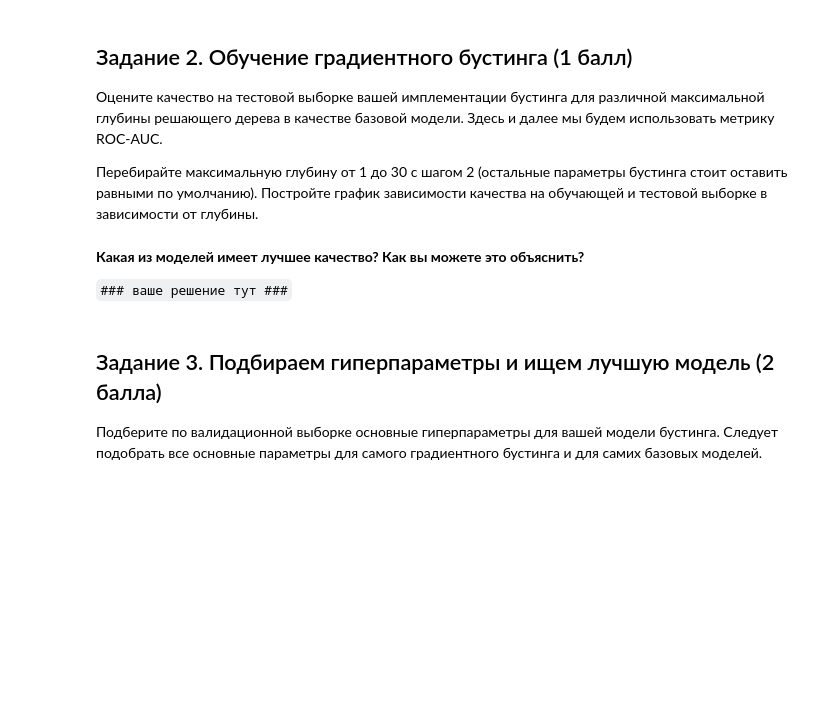
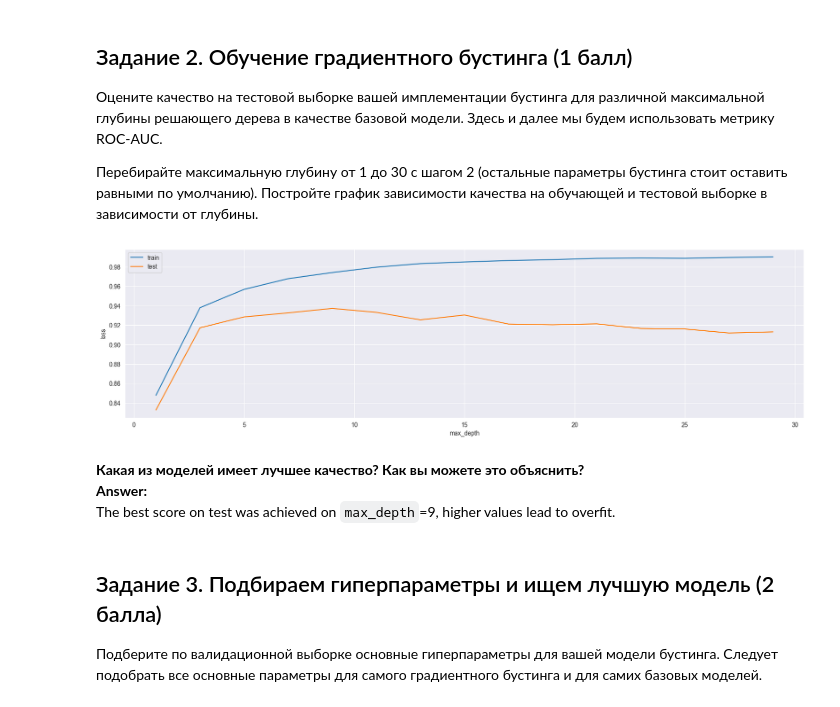
Before and after one commit to saaprikins/nes_ml_course_homeworks, a Jupyter notebook: homework_practice_6.ipynb, the cells around one changed output. Cells and saved outputs as stored; diff of their text form; code cells hidden in the pictures; blank space fills up the shorter version.

```diff
--- a/homework_practice_6.ipynb
+++ b/homework_practice_6.ipynb
@@ -264,7 +258,33 @@ depths = range(1, 30, 2)
+# %%
+from tqdm import tqdm
+
+results = defaultdict(list)
+depths = range(1, 30, 2)
+
+# YOUR CODE:
+for depth in tqdm(depths):
+    boosting = Boosting(
+        base_model_params={"max_depth": depth},
+    )
+    boosting.fit(x_train, y_train, x_valid, y_valid)
+    results["train"].append(boosting.score(x_train, y_train))
+    results["valid"].append(boosting.score(x_valid, y_valid))
+    results["test"].append(boosting.score(x_test, y_test))
+
+plt.figure(figsize=(20, 5))
+sns.lineplot(x=depths, y=results["train"], label="train")
+# sns.lineplot(x=depths, y=results["valid"], label="valid")
+sns.lineplot(x=depths, y=results["test"], label="test")
+plt.xlabel("max_depth")
+plt.ylabel("loss")
+plt.legend()
+plt.show()
+# %% [output]
+[figure, added]
 # %% [markdown]
-**Какая из моделей имеет лучшее качество? Как вы можете это объяснить?**
-
-`### ваше решение тут ###`
+**Какая из моделей имеет лучшее качество? Как вы можете это объяснить?** <br>
+**Answer:** <br>
+The best score on test was achieved on `max_depth`=9, higher values lead to overfit.
 # %% [markdown]
 ## Задание 3. Подбираем гиперпараметры и ищем лучшую модель (2 балла)
 
```
Also changed, not shown: parts of 1 cell of this notebook.
